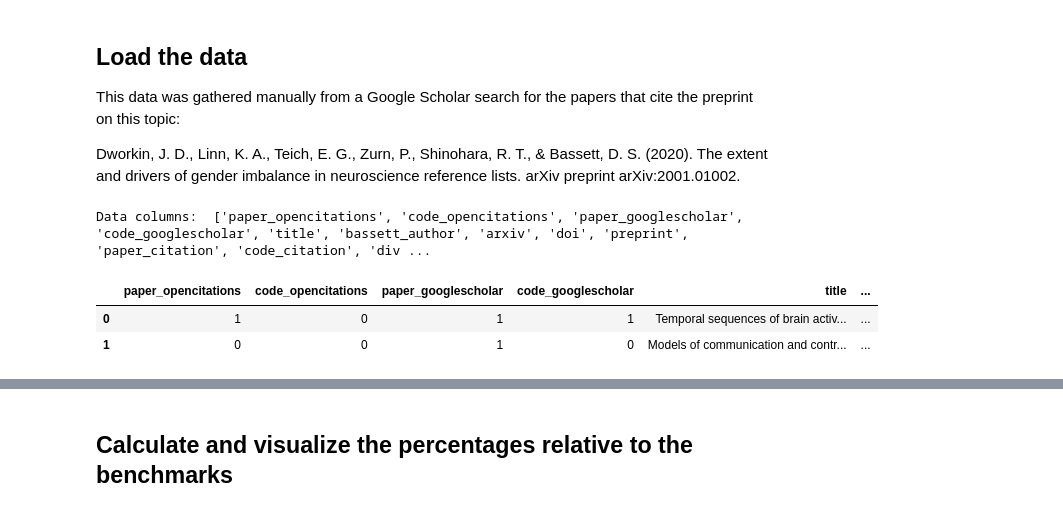
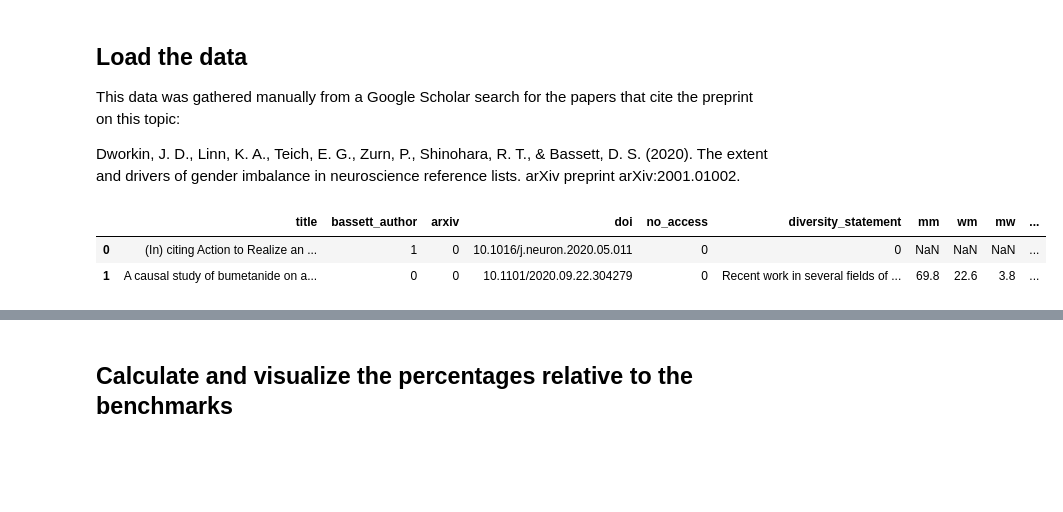
Before and after one commit to koudyk/cleanBibImpact, a Jupyter notebook: src/visualization/visualize_manual_data.ipynb, the cells around one changed output, grey strips where cells are left out. Drawn from its saved outputs; the diff is of its cells as text; code cells hidden in the pictures; blank space fills up the shorter version.

Commit message:
update code for visualizing manually-gathered data

```diff
--- a/src/visualization/visualize_manual_data.ipynb
+++ b/src/visualization/visualize_manual_data.ipynb
@@ -19,10 +28,9 @@ Dworkin, J. D., Linn, K. A., Teich, E. G., Zurn, P., Shinohara, R. T., & Bassett
 # %%
 datafile = "../../data/citing_papers__manually_gathered.csv"
 df = pd.read_csv(datafile)
-print("Data columns: ", list(df.columns))
+df[["mm", "wm", "mw", "ww"]] = df[["mm", "wm", "mw", "ww"]].astype(float)
 df.head(2)
 # %% [output]
-Data columns:  ['paper_opencitations', 'code_opencitations', 'paper_googlescholar', 'code_googlescholar', 'title', 'bassett_author', 'arxiv', 'doi', 'preprint', 'paper_citation', 'code_citation', 'div ...
-|  | paper_opencitations | code_opencitations | paper_googlescholar | code_googlescholar | title | ... |
-| 0 | 1 | 0 | 1 | 1 | Temporal sequences of brain activ... | ... |
-| 1 | 0 | 0 | 1 | 0 | Models of communication and contr... | ... |
+|  | title | bassett_author | arxiv | doi | no_access | diversity_statement | mm | wm | mw | ... |
+| 0 | (In) citing Action to Realize an ... | 1 | 0 | 10.1016/j.neuron.2020.05.011 | 0 | 0 | NaN | NaN | NaN | ... |
+| 1 | A causal study of bumetanide on a... | 0 | 0 | 10.1101/2020.09.22.304279 | 0 | Recent work in several fields of ... | 69.8 | 22.6 | 3.8 | ... |
```
Also changed, not shown: parts of 43 cells of this notebook, 1 other file.
